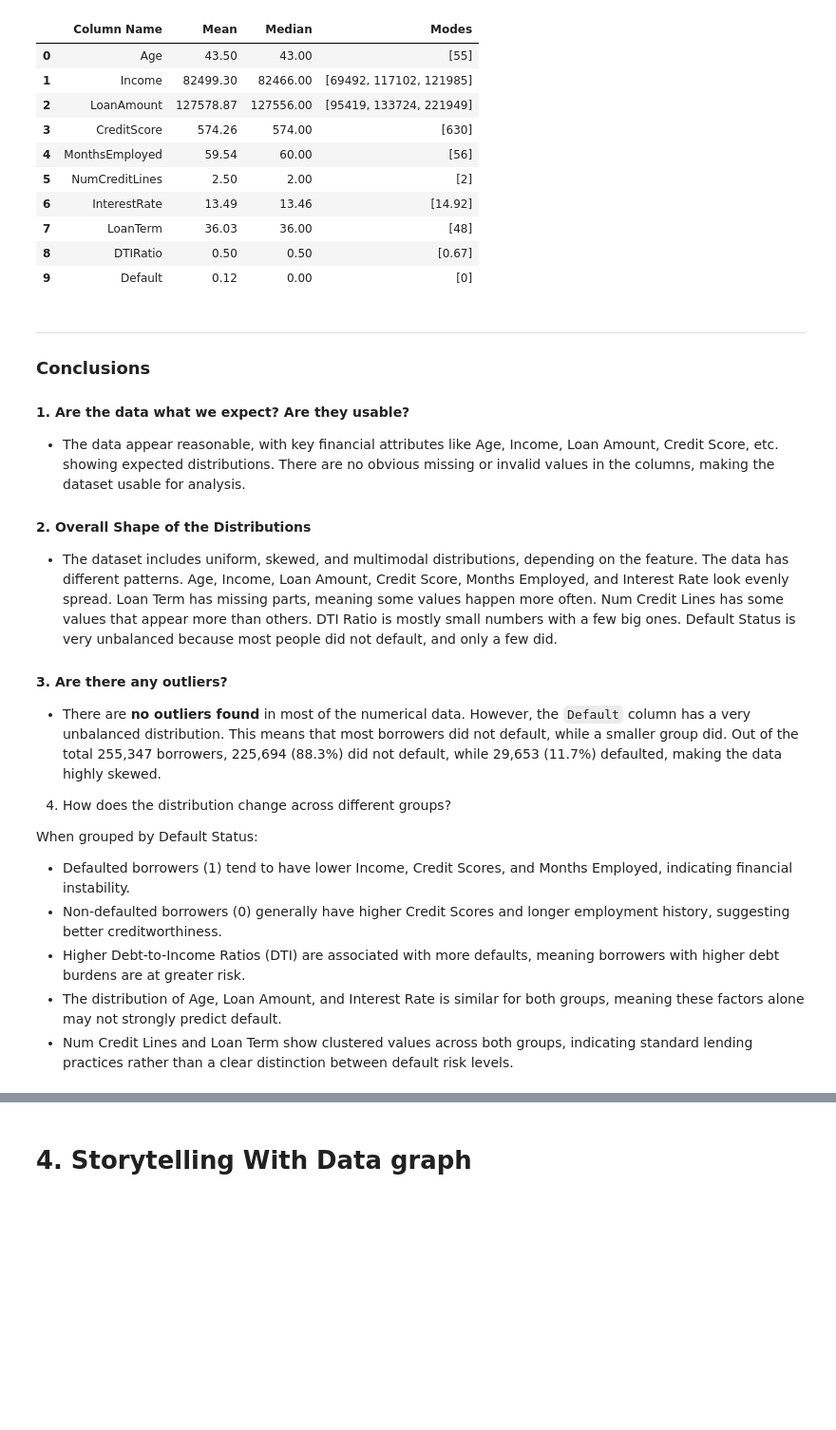
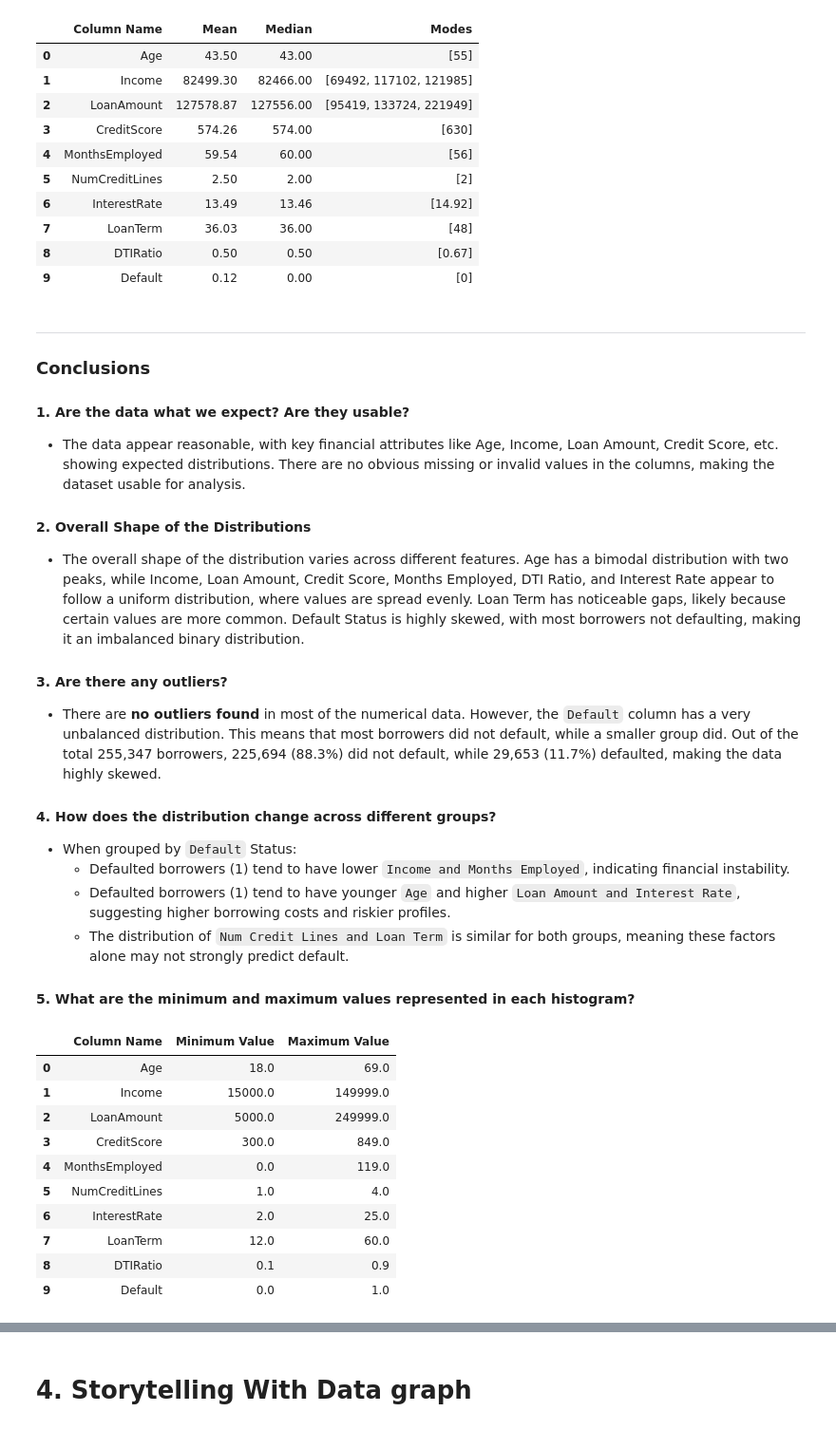
Before and after one commit to qqc511/2025_spring_B2_Week4, a Jupyter notebook: OMDS-ModB2-Week4-Chen-QiQi.ipynb, the cells around one changed output, grey strips where cells are left out. Shown at 95% size. Drawn from its saved outputs; the diff is of its cells as text; code cells hidden in the pictures; blank space fills up the shorter version.

```diff
--- a/OMDS-ModB2-Week4-Chen-QiQi.ipynb
+++ b/OMDS-ModB2-Week4-Chen-QiQi.ipynb
@@ -357,18 +396,38 @@ stats_df
 
 #### 2. Overall Shape of the Distributions
 
-- The dataset includes uniform, skewed, and multimodal distributions, depending on the feature. The data has different patterns. Age, Income, Loan Amount, Credit Score, Months Employed, and Interest Rate look evenly spread. Loan Term has missing parts, meaning some values happen more often. Num Credit Lines has some values that appear more than others. DTI Ratio is mostly small numbers with a few big ones. Default Status is very unbalanced because most people did not default, and only a few did.
+- The overall shape of the distribution varies across different features. Age has a bimodal distribution with two peaks, while Income, Loan Amount, Credit Score, Months Employed, DTI Ratio, and Interest Rate appear to follow a uniform distribution, where values are spread evenly. Loan Term has noticeable gaps, likely because certain values are more common. Default Status is highly skewed, with most borrowers not defaulting, making it an imbalanced binary distribution.
 
 #### 3. Are there any outliers?
 
 - There are **no outliers found** in most of the numerical data. However, the `Default` column has a very unbalanced distribution. This means that most borrowers did not default, while a smaller group did. Out of the total 255,347 borrowers, 225,694 (88.3%) did not default, while 29,653 (11.7%) defaulted, making the data highly skewed.
 
-4.  How does the distribution change across different groups?
+#### 4.  How does the distribution change across different groups?
 
-When grouped by Default Status:
+- When grouped by `Default` Status:
+    - Defaulted borrowers (1) tend to have lower `Income and Months Employed`, indicating financial instability.
+    - Defaulted borrowers (1) tend to have younger `Age` and higher `Loan Amount and Interest Rate`, suggesting higher borrowing costs and riskier profiles.
+    - The distribution of `Num Credit Lines and Loan Term` is similar for both groups, meaning these factors alone may not strongly predict default.
 
-- Defaulted borrowers (1) tend to have lower Income, Credit Scores, and Months Employed, indicating financial instability.
-- Non-defaulted borrowers (0) generally have higher Credit Scores and longer employment history, suggesting better creditworthiness.
-- Higher Debt-to-Income Ratios (DTI) are associated with more defaults, meaning borrowers with higher debt burdens are at greater risk.
-- The distribution of Age, Loan Amount, and Interest Rate is similar for both groups, meaning these factors alone may not strongly predict default.
-- Num Credit Lines and Loan Term show clustered values across both groups, indicating standard lending practices rather than a clear distinction between default risk levels.
+#### 5. What are the minimum and maximum values represented in each histogram?
+# %%
+# min and max values
+min_max_df = pd.DataFrame({
+    'Column Name': numeric_columns,
+    'Minimum Value': loan[numeric_columns].min().values,
+    'Maximum Value': loan[numeric_columns].max().values
+})
+
+min_max_df
+# %% [output]
+|  | Column Name | Minimum Value | Maximum Value |
+| 0 | Age | 18.0 | 69.0 |
+| 1 | Income | 15000.0 | 149999.0 |
+| 2 | LoanAmount | 5000.0 | 249999.0 |
+| 3 | CreditScore | 300.0 | 849.0 |
+| 4 | MonthsEmployed | 0.0 | 119.0 |
+| 5 | NumCreditLines | 1.0 | 4.0 |
+| 6 | InterestRate | 2.0 | 25.0 |
+| 7 | LoanTerm | 12.0 | 60.0 |
+| 8 | DTIRatio | 0.1 | 0.9 |
+| 9 | Default | 0.0 | 1.0 |
```
Also changed, not shown: parts of 8 cells of this notebook.
